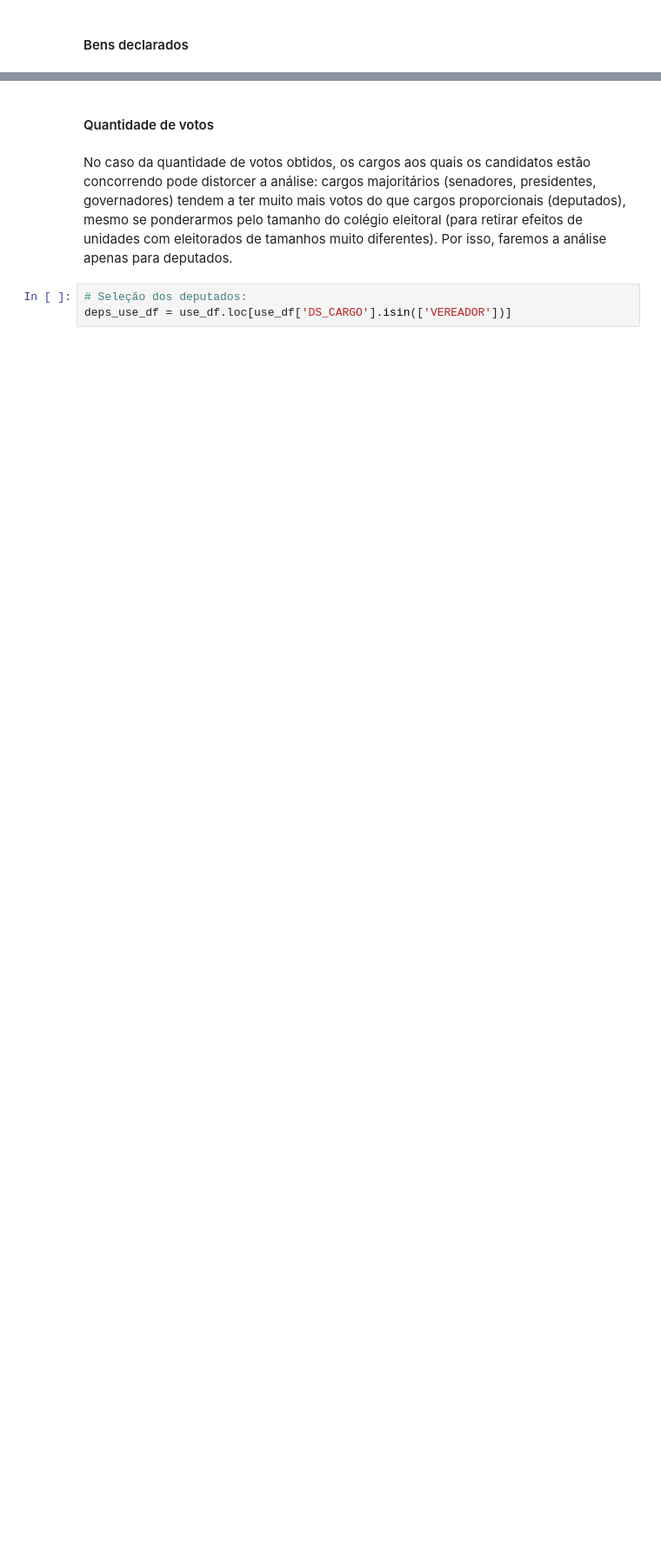
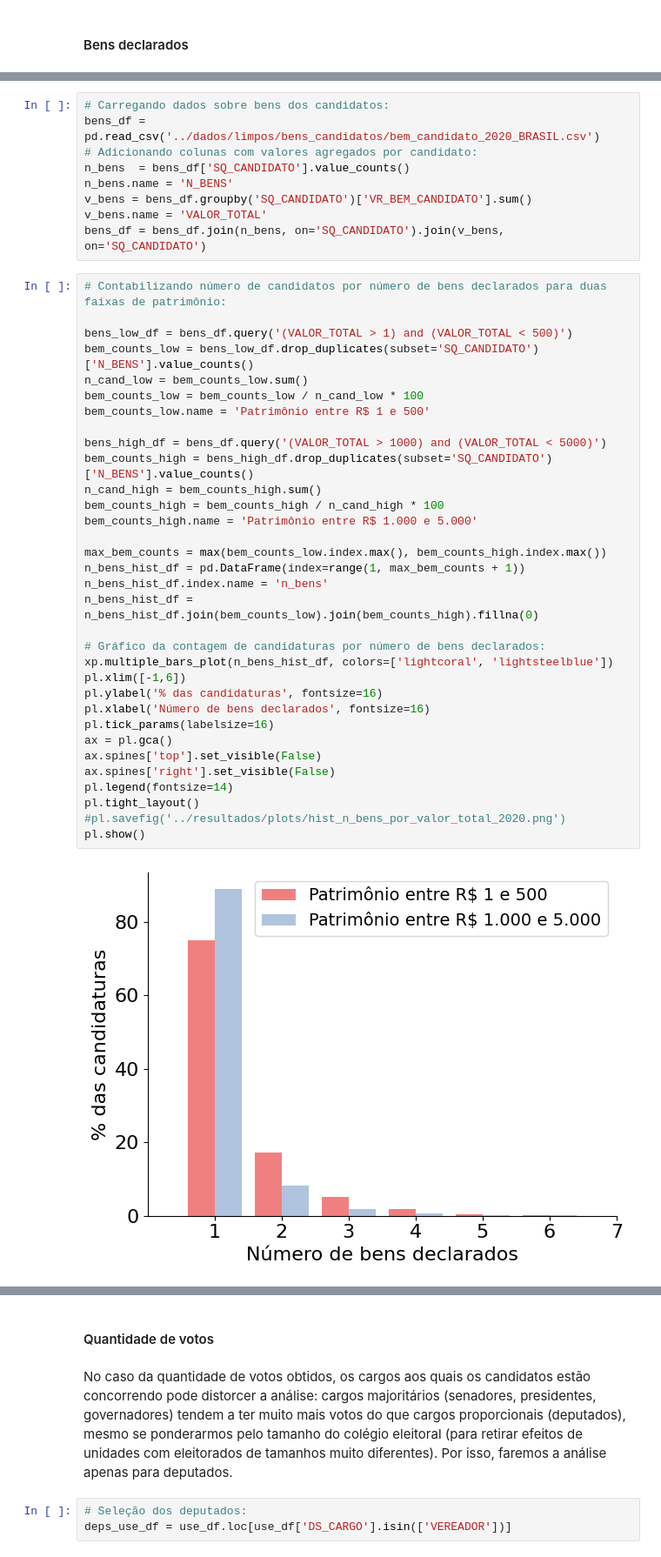
Before and after one commit to cewebbr/violentometro, a Jupyter notebook: analises/46_analise_estatistica_candidatos_nas_redes_2020.ipynb, the cells around one changed output, grey strips where cells are left out. Shown at 87% size. Saved outputs shown, nothing was run; the diff lists cells and outputs as text; blank space fills up the shorter version.

```diff
--- a/analises/46_analise_estatistica_candidatos_nas_redes_2020.ipynb
+++ b/analises/46_analise_estatistica_candidatos_nas_redes_2020.ipynb
@@ -166,0 +146,44 @@ pl.show()
+# %%
+# Carregando dados sobre bens dos candidatos:
+bens_df = pd.read_csv('../dados/limpos/bens_candidatos/bem_candidato_2020_BRASIL.csv')
+# Adicionando colunas com valores agregados por candidato:
+n_bens  = bens_df['SQ_CANDIDATO'].value_counts()
+n_bens.name = 'N_BENS'
+v_bens = bens_df.groupby('SQ_CANDIDATO')['VR_BEM_CANDIDATO'].sum()
+v_bens.name = 'VALOR_TOTAL'
+bens_df = bens_df.join(n_bens, on='SQ_CANDIDATO').join(v_bens, on='SQ_CANDIDATO')
+# %%
+# Contabilizando número de candidatos por número de bens declarados para duas faixas de patrimônio:
+
+bens_low_df = bens_df.query('(VALOR_TOTAL > 1) and (VALOR_TOTAL < 500)')
+bem_counts_low = bens_low_df.drop_duplicates(subset='SQ_CANDIDATO')['N_BENS'].value_counts()
+n_cand_low = bem_counts_low.sum()
+bem_counts_low = bem_counts_low / n_cand_low * 100
+bem_counts_low.name = 'Patrimônio entre R$ 1 e 500'
+
+bens_high_df = bens_df.query('(VALOR_TOTAL > 1000) and (VALOR_TOTAL < 5000)')
+bem_counts_high = bens_high_df.drop_duplicates(subset='SQ_CANDIDATO')['N_BENS'].value_counts()
+n_cand_high = bem_counts_high.sum()
+bem_counts_high = bem_counts_high / n_cand_high * 100
+bem_counts_high.name = 'Patrimônio entre R$ 1.000 e 5.000'
+
+max_bem_counts = max(bem_counts_low.index.max(), bem_counts_high.index.max())
+n_bens_hist_df = pd.DataFrame(index=range(1, max_bem_counts + 1))
+n_bens_hist_df.index.name = 'n_bens'
+n_bens_hist_df = n_bens_hist_df.join(bem_counts_low).join(bem_counts_high).fillna(0)
+
+# Gráfico da contagem de candidaturas por número de bens declarados:
+xp.multiple_bars_plot(n_bens_hist_df, colors=['lightcoral', 'lightsteelblue'])
+pl.xlim([-1,6])
+pl.ylabel('% das candidaturas', fontsize=16)
+pl.xlabel('Número de bens declarados', fontsize=16)
+pl.tick_params(labelsize=16)
+ax = pl.gca()
+ax.spines['top'].set_visible(False)
+ax.spines['right'].set_visible(False)
+pl.legend(fontsize=14)
+pl.tight_layout()
+#pl.savefig('../resultados/plots/hist_n_bens_por_valor_total_2020.png')
+pl.show()
+# %% [output]
+[figure, added]
```
Also changed, not shown: parts of 33 cells of this notebook, 16 other files.
